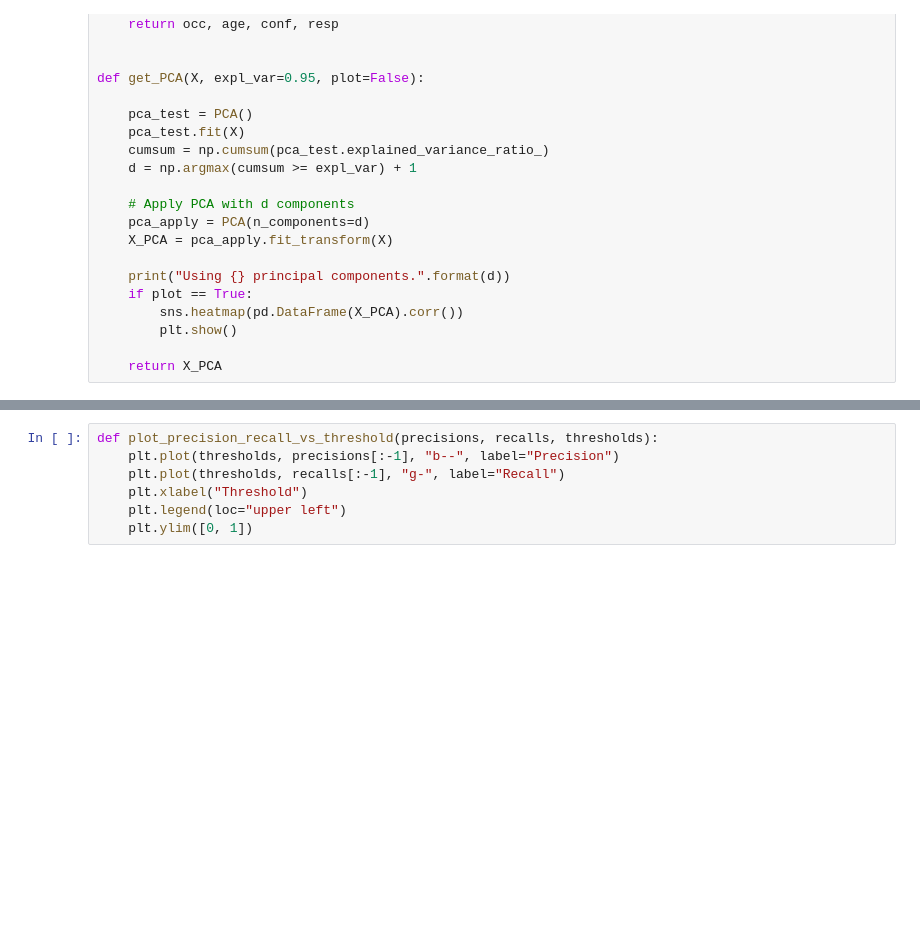
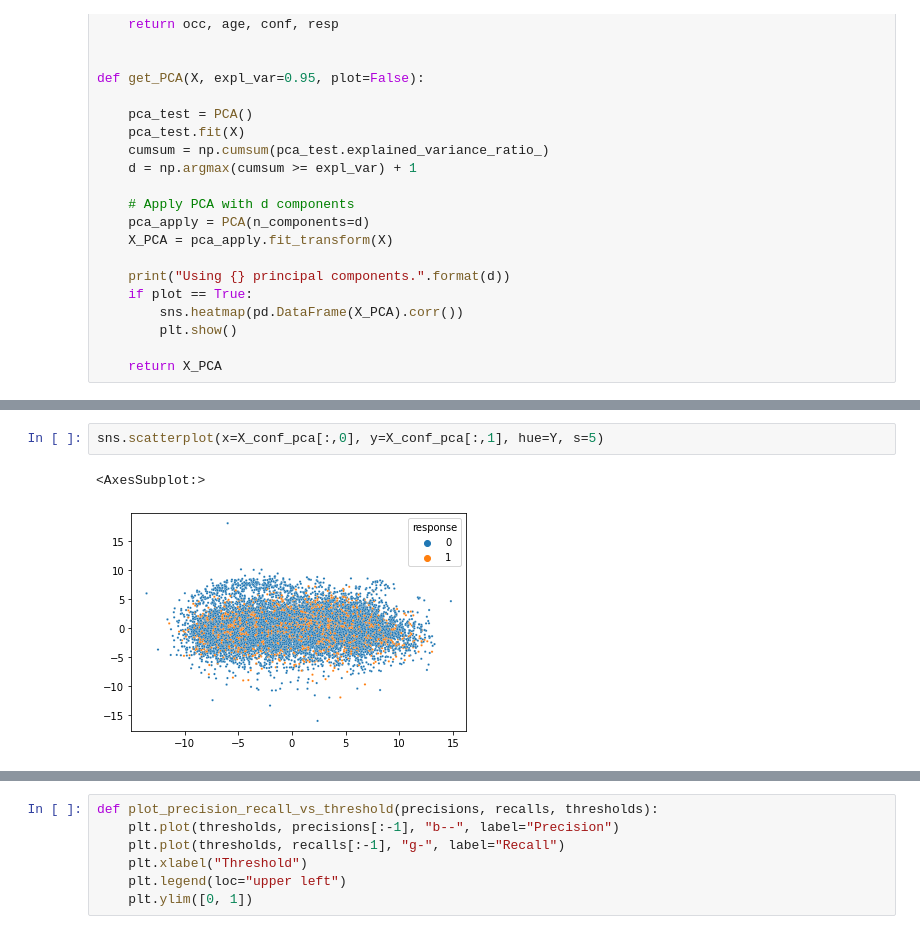
Before and after one commit to edoardodraetta/ml_geneticdisease, a Jupyter notebook: models/LogisticRegression.ipynb, the cells around one changed output, grey strips where cells are left out. Cells and saved outputs as stored; diff of their text form; blank space fills up the shorter version.

```diff
--- a/models/LogisticRegression.ipynb
+++ b/models/LogisticRegression.ipynb
@@ -82,3 +91,8 @@ Using a logistic regressor.
+# %%
+sns.scatterplot(x=X_conf_pca[:,0], y=X_conf_pca[:,1], hue=Y, s=5)
+# %% [output]
+<AxesSubplot:>
+[figure, added]
 # %%
 from sklearn.model_selection import cross_val_predict, cross_val_score
 from sklearn.metrics import (
```
Also changed, not shown: parts of 8 cells of this notebook, 4 other files.
